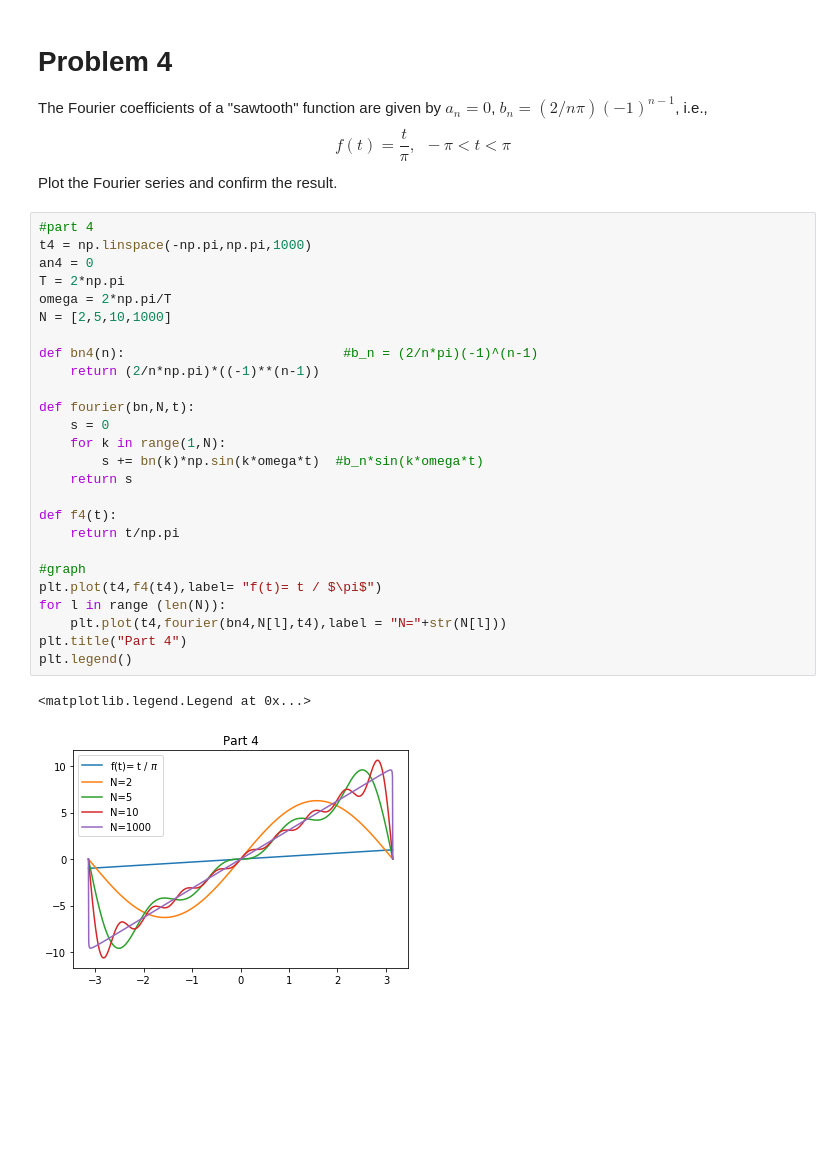
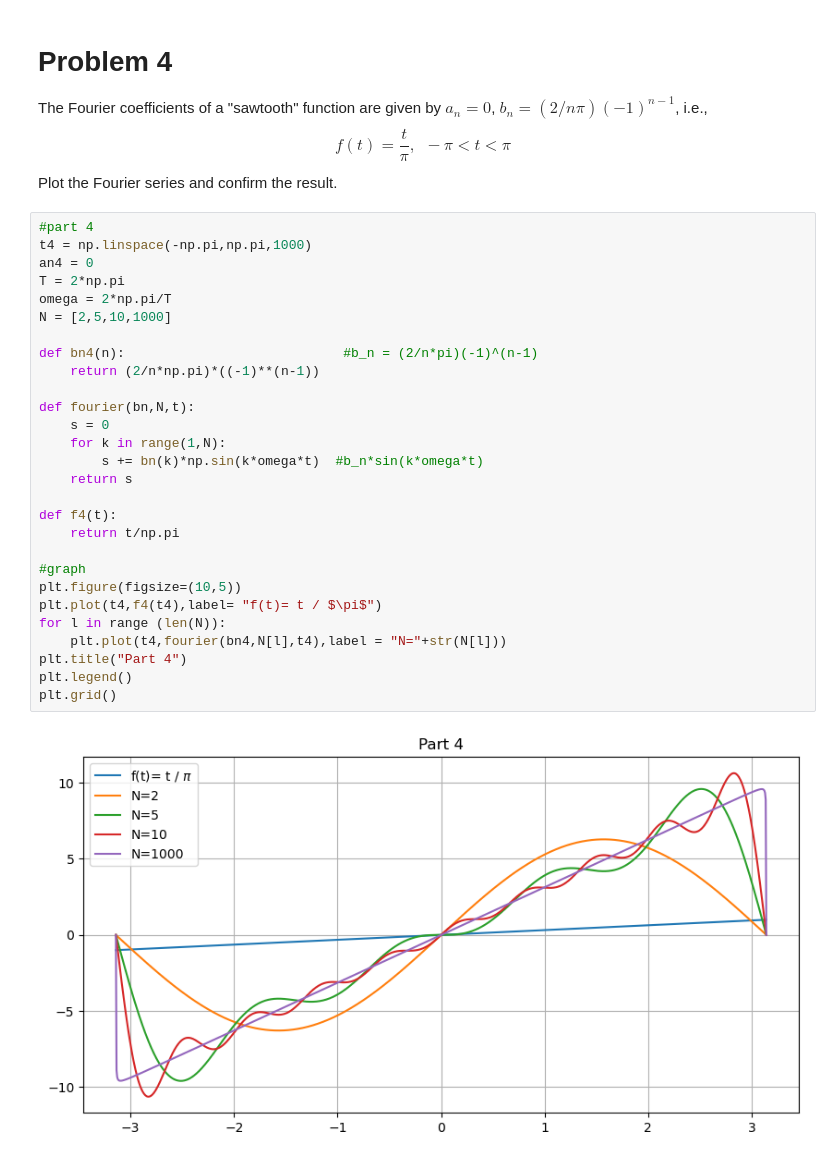
Before and after one commit to Rokkaan5/Code-Reference-Notebook, a Jupyter notebook: UAF/ComputationalPhysics/HW/HW8.ipynb, the cells around one changed output. Saved outputs shown, nothing was run; the diff lists cells and outputs as text; blank space fills up the shorter version.

Commit message:
modify appearance of last plot

```diff
--- a/UAF/ComputationalPhysics/HW/HW8.ipynb
+++ b/UAF/ComputationalPhysics/HW/HW8.ipynb
@@ -143,29 +143,30 @@ Plot the Fourier series and confirm the result.
 # %%
 #part 4
 t4 = np.linspace(-np.pi,np.pi,1000)
 an4 = 0
 T = 2*np.pi
 omega = 2*np.pi/T
 N = [2,5,10,1000]
 
 def bn4(n):                            #b_n = (2/n*pi)(-1)^(n-1)
     return (2/n*np.pi)*((-1)**(n-1))
 
 def fourier(bn,N,t):
     s = 0
     for k in range(1,N):
         s += bn(k)*np.sin(k*omega*t)  #b_n*sin(k*omega*t)
     return s
 
 def f4(t):
     return t/np.pi
 
 #graph
+plt.figure(figsize=(10,5))
 plt.plot(t4,f4(t4),label= "f(t)= t / $\pi$")
 for l in range (len(N)):
     plt.plot(t4,fourier(bn4,N[l],t4),label = "N="+str(N[l]))
 plt.title("Part 4")
 plt.legend()
+plt.grid()
 # %% [output]
-<matplotlib.legend.Legend at 0x...>
-[figure, old version]
+[figure, new version]
```
Also changed, not shown: parts of 1 cell of this notebook, 3 other files.
